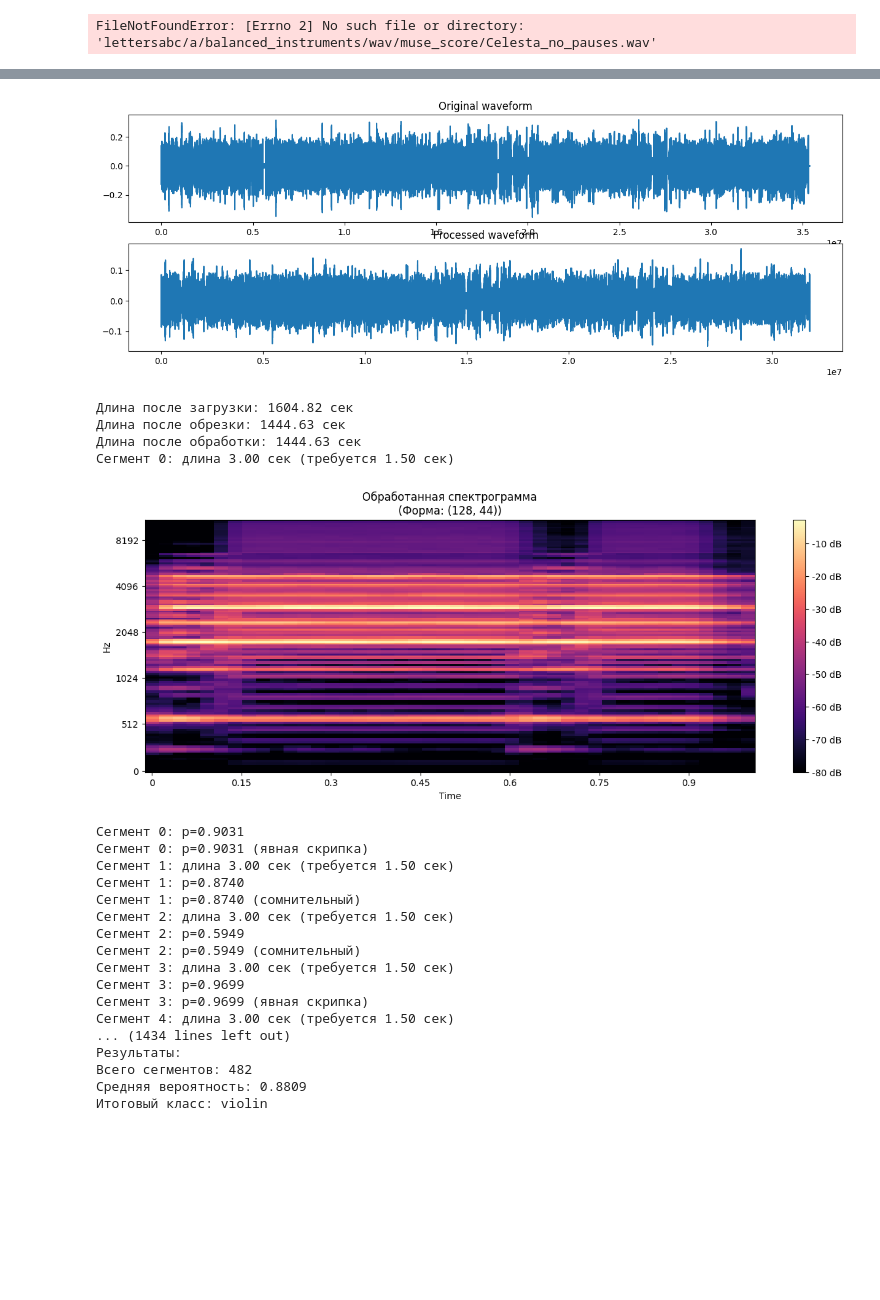
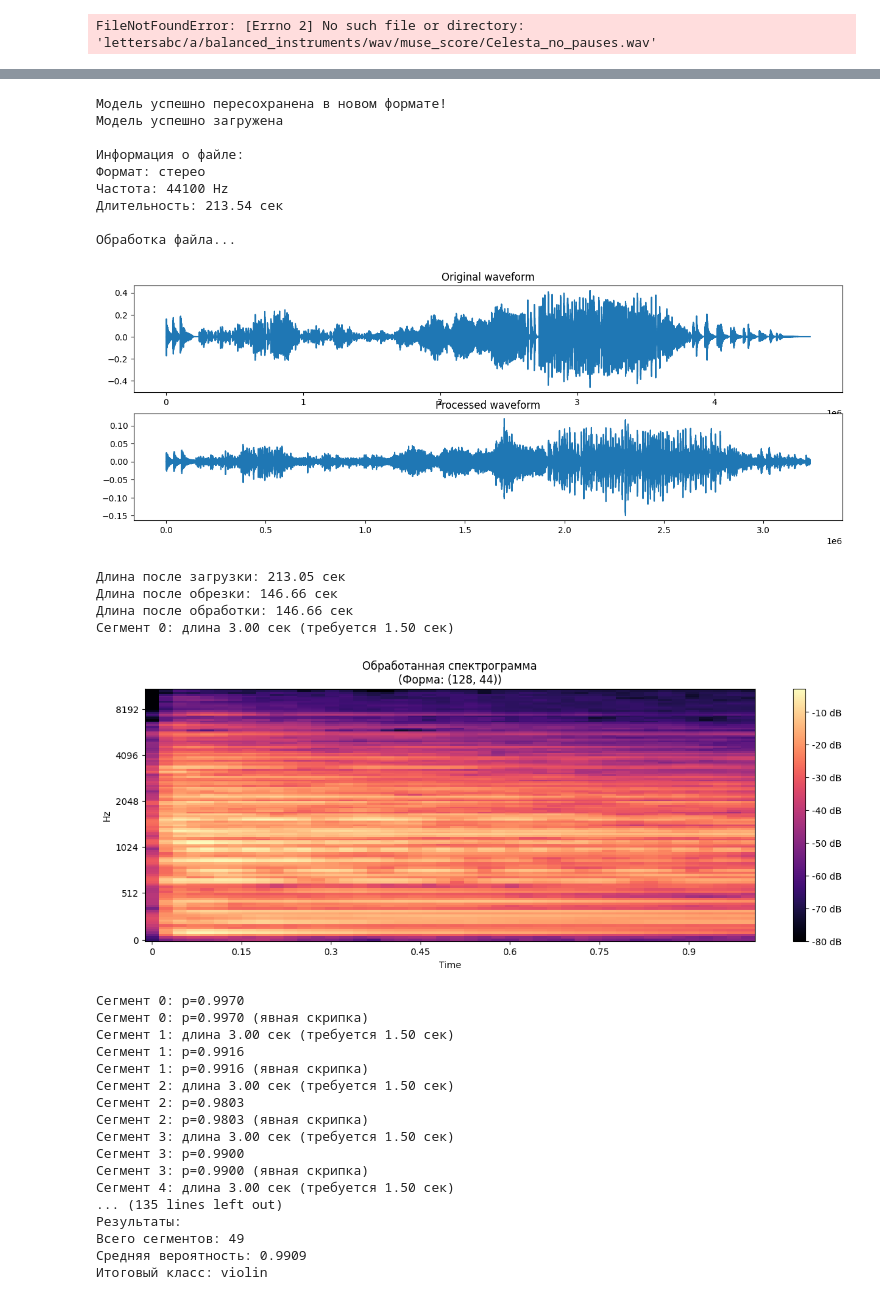
Before and after one commit to VeneraBikbulatova/diploma_model, a Jupyter notebook: binary_class_violin.ipynb, the cells around one changed output, grey strips where cells are left out. Drawn from its saved outputs; the diff is of its cells as text; code cells hidden in the pictures; blank space fills up the shorter version.

```diff
--- a/binary_class_violin.ipynb
+++ b/binary_class_violin.ipynb
@@ -675,8 +675,13 @@ FileNotFoundError: [Errno 2] No such file or directory: 'lettersabc/a/balanced_i
 import librosa
 import numpy as np
 import matplotlib.pyplot as plt
+import tensorflow as tf
 from tensorflow.keras.models import load_model
 import soundfile as sf
+from tensorflow.keras.models import Model
+from tensorflow.keras.layers import Input
+from tensorflow.keras.layers import InputLayer
+from tensorflow.keras.models import load_model
 
 def debug_predict(file_path, model, segment_duration=3.0, target_time_steps=44):
     # Загрузка аудио
@@ -781,19 +786,30 @@ def debug_predict(file_path, model, segment_duration=3.0, target_time_steps=44):
 #     plt.tight_layout()
 #     plt.show()
 
+def fix_input_layer(config):
+    if 'batch_shape' in config:
+        config.pop('batch_shape')  # Удаляем проблемный параметр
+    return InputLayer.from_config(config)
+
 # Пример использования
 if __name__ == "__main__":
     # file_path = 'lettersabc/a/balanced_instruments/wav/muse_score/Скрипка_1.wav'
-    file_path = 'lettersabc/a/balanced_instruments/wav/muse_score/Кларнет_1.wav'
+    # file_path = 'lettersabc/a/balanced_instruments/wav/muse_score/Кларнет_1.wav'
     # file_path = 'lettersabc/a/balanced_instruments/wav/muse_score/Банджо_1.wav'
     # file_path = 'whispered-dreams-20240601-041419.wav'
-    # file_path = 'Violin_for_test1.wav'
+    file_path = 'Rakhmaninov_musescore.mp3'
     # file_path = 'krasivaya-i-krasivaya-fortepiannaya-muzyika-40481.wav'
     # file_path = 'rahmaninov._prelyudiya_do-diez_minor.wav'
     # file_path = '526047d4315ba6b.wav'
 
     try:
-        model = load_model('output/violin_model.h5')
+        model = tf.keras.models.load_model('best_model.h5', compile=False)
+        tf.saved_model.save(model, 'fixed_model')
+        print("Модель успешно пересохранена в новом формате!")
+
+        # с_model = load_model('best_model.h5')
+        # tf.saved_model.save(с_model, 'best_model_saved')
+        # model = load_model('super_C/best_model.h5')
         print("Модель успешно загружена")
 
         # Проверка файла
@@ -833,23 +843,32 @@ if __name__ == "__main__":
+Модель успешно пересохранена в новом формате!
+Модель успешно загружена
+
+Информация о файле:
+Формат: стерео
+Частота: 44100 Hz
+Длительность: 213.54 сек
+
+Обработка файла...
-[figure, old version]
+[figure, new version]
-Длина после загрузки: 1604.82 сек
-Длина после обрезки: 1444.63 сек
-Длина после обработки: 1444.63 сек
-Сегмент 0: длина 3.00 сек (требуется 1.50 сек)
+Длина после загрузки: 213.05 сек
+Длина после обрезки: 146.66 сек
+Длина после обработки: 146.66 сек
+Сегмент 0: длина 3.00 сек (требуется 1.50 сек)
-[figure, old version]
+[figure, new version]
-Сегмент 0: p=0.9031
-Сегмент 0: p=0.9031 (явная скрипка)
-Сегмент 1: длина 3.00 сек (требуется 1.50 сек)
-Сегмент 1: p=0.8740
-Сегмент 1: p=0.8740 (сомнительный)
-Сегмент 2: длина 3.00 сек (требуется 1.50 сек)
-Сегмент 2: p=0.5949
-Сегмент 2: p=0.5949 (сомнительный)
-Сегмент 3: длина 3.00 сек (требуется 1.50 сек)
-Сегмент 3: p=0.9699
-Сегмент 3: p=0.9699 (явная скрипка)
-Сегмент 4: длина 3.00 сек (требуется 1.50 сек)
-... (1434 lines left out)
-Результаты:
-Всего сегментов: 482
-Средняя вероятность: 0.8809
-Итоговый класс: violin
+Сегмент 0: p=0.9970
+Сегмент 0: p=0.9970 (явная скрипка)
+Сегмент 1: длина 3.00 сек (требуется 1.50 сек)
+Сегмент 1: p=0.9916
+Сегмент 1: p=0.9916 (явная скрипка)
+Сегмент 2: длина 3.00 сек (требуется 1.50 сек)
+Сегмент 2: p=0.9803
+Сегмент 2: p=0.9803 (явная скрипка)
+Сегмент 3: длина 3.00 сек (требуется 1.50 сек)
+Сегмент 3: p=0.9900
+Сегмент 3: p=0.9900 (явная скрипка)
+Сегмент 4: длина 3.00 сек (требуется 1.50 сек)
+... (135 lines left out)
+Результаты:
+Всего сегментов: 49
+Средняя вероятность: 0.9909
+Итоговый класс: violin
```
Also changed, not shown: parts of 1 cell of this notebook, 21 other files.
